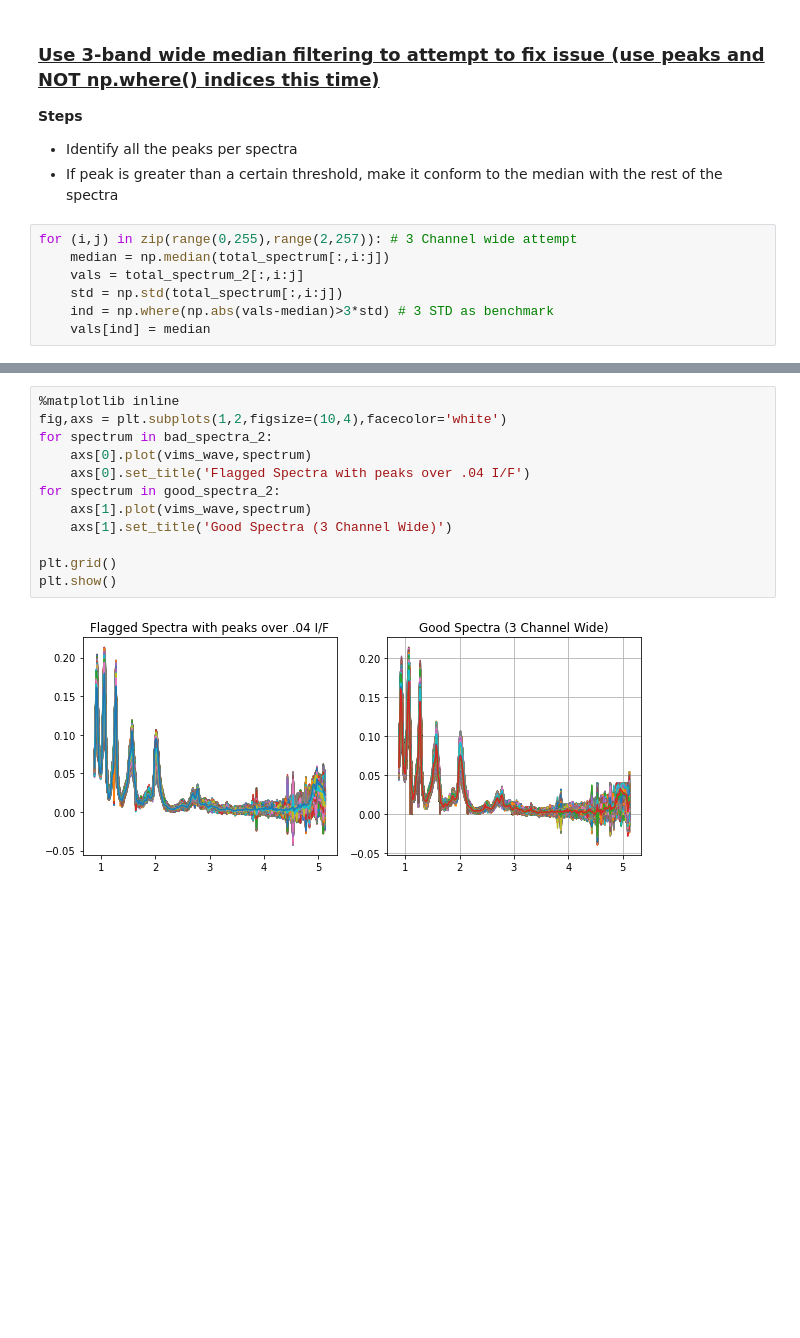
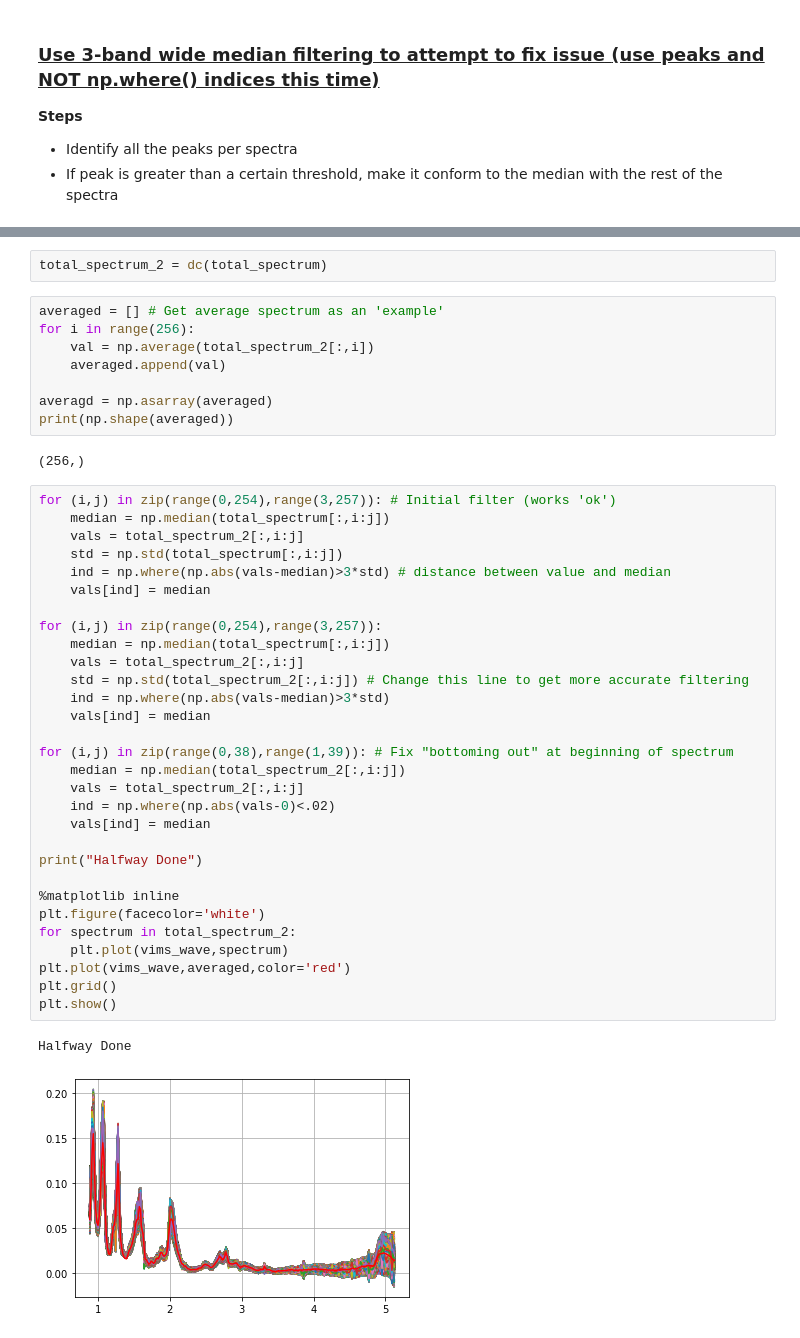
Before and after one commit to lucaslibshutz/spectralResearch, a Jupyter notebook: cleaning_6.ipynb, the cells around one changed output, grey strips where cells are left out. Drawn from its saved outputs; the diff is of its cells as text; blank space fills up the shorter version.

Commit message:
better filtering with three layers?

```diff
--- a/cleaning_6.ipynb
+++ b/cleaning_6.ipynb
@@ -116,10 +118,3 @@ plt.show()
 **Steps**
 - Identify all the peaks per spectra
 - If peak is greater than a certain threshold, make it conform to the median with the rest of the spectra
-# %%
-for (i,j) in zip(range(0,255),range(2,257)): # 3 Channel wide attempt
-    median = np.median(total_spectrum[:,i:j])
-    vals = total_spectrum_2[:,i:j]
-    std = np.std(total_spectrum[:,i:j])
-    ind = np.where(np.abs(vals-median)>3*std) # 3 STD as benchmark
-    vals[ind] = median
@@ -150,14 +121,45 @@ print(np.shape(good_spectra_2))
-# %%
-%matplotlib inline
-fig,axs = plt.subplots(1,2,figsize=(10,4),facecolor='white')
-for spectrum in bad_spectra_2:
-    axs[0].plot(vims_wave,spectrum)
-    axs[0].set_title('Flagged Spectra with peaks over .04 I/F')
-for spectrum in good_spectra_2:
-    axs[1].plot(vims_wave,spectrum)
-    axs[1].set_title('Good Spectra (3 Channel Wide)')
-
-plt.grid()
-plt.show()
-# %% [output]
-[figure, removed]
+# %%
+total_spectrum_2 = dc(total_spectrum)
+# %%
+averaged = [] # Get average spectrum as an 'example'
+for i in range(256):
+    val = np.average(total_spectrum_2[:,i])
+    averaged.append(val)
+
+averagd = np.asarray(averaged)
+print(np.shape(averaged))
+# %% [output]
+(256,)
+# %%
+for (i,j) in zip(range(0,254),range(3,257)): # Initial filter (works 'ok')
+    median = np.median(total_spectrum[:,i:j])
+    vals = total_spectrum_2[:,i:j]
+    std = np.std(total_spectrum[:,i:j])
+    ind = np.where(np.abs(vals-median)>3*std) # distance between value and median
+    vals[ind] = median
+
+for (i,j) in zip(range(0,254),range(3,257)):
+    median = np.median(total_spectrum[:,i:j])
+    vals = total_spectrum_2[:,i:j]
+    std = np.std(total_spectrum_2[:,i:j]) # Change this line to get more accurate filtering
+    ind = np.where(np.abs(vals-median)>3*std)
+    vals[ind] = median
+
+for (i,j) in zip(range(0,38),range(1,39)): # Fix "bottoming out" at beginning of spectrum
+    median = np.median(total_spectrum_2[:,i:j])
+    vals = total_spectrum_2[:,i:j]
+    ind = np.where(np.abs(vals-0)<.02)
+    vals[ind] = median
+
+print("Halfway Done")
+
+%matplotlib inline
+plt.figure(facecolor='white')
+for spectrum in total_spectrum_2:
+    plt.plot(vims_wave,spectrum)
+plt.plot(vims_wave,averaged,color='red')
+plt.grid()
+plt.show()
+# %% [output]
+Halfway Done
+[figure, added]
```
Also changed, not shown: parts of 3 cells of this notebook, 1 other file.
